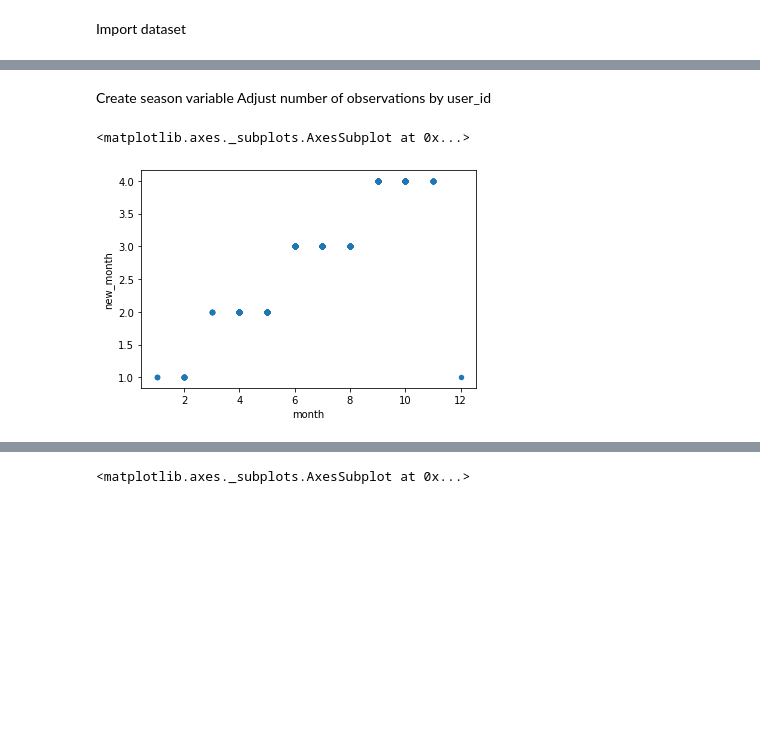
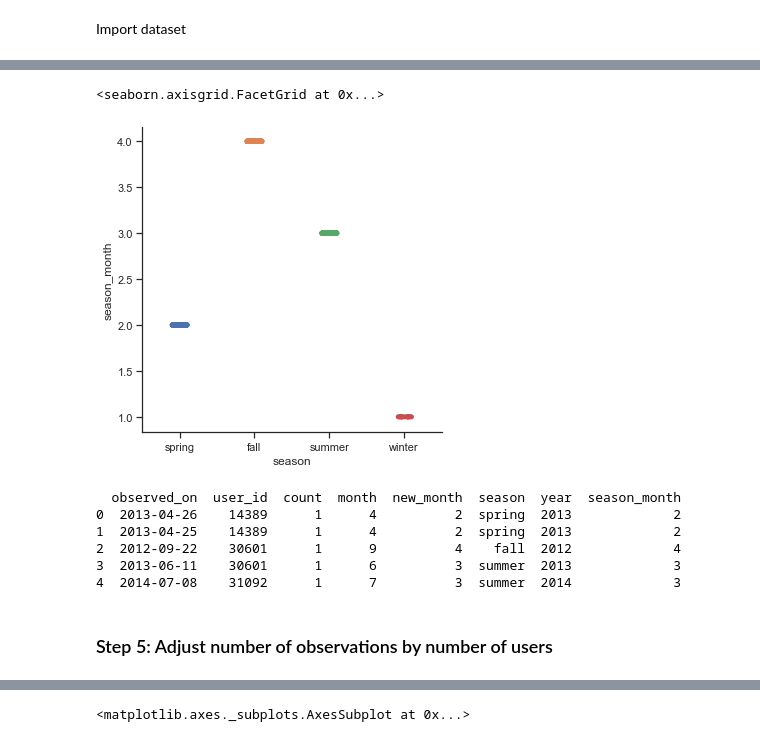
Before and after one commit to caroschwedh/BIOF309-final-project, a Jupyter notebook: DMV_bees.ipynb, the cells around one changed output, grey strips where cells are left out. Saved outputs shown, nothing was run; the diff lists cells and outputs as text; code cells hidden in the pictures; blank space fills up the shorter version.

```diff
--- a/DMV_bees.ipynb
+++ b/DMV_bees.ipynb
@@ -54,3 +135,26 @@ DMV_bees.head()
+# %%
+# now rename to season names
+df_iNat.loc[df_iNat['season_month'] ==2, 'season'] = 'spring'
+df_iNat.loc[df_iNat['season_month'] ==3, 'season'] = 'summer'
+df_iNat.loc[df_iNat['season_month'] ==4, 'season'] = 'fall'
+df_iNat.loc[df_iNat['season_month'] ==1, 'season'] = 'winter'
+# %%
+# check that 2 corresponds to spring, 3 to summer, 4 to fall, 1 to winter
+sns.catplot(x="season", y="season_month", data=df_iNat)
+# %% [output]
+<seaborn.axisgrid.FacetGrid at 0x...>
+[figure, added]
+# %%
+# Get a variable for year
+df_iNat['year'] = df_iNat.observed_on.str.slice(0,4)
+# check
+print(df_iNat.head())
+# %% [output]
+  observed_on  user_id  count  month  new_month  season  year  season_month
+0  2013-04-26    14389      1      4          2  spring  2013             2
+1  2013-04-25    14389      1      4          2  spring  2013             2
+2  2012-09-22    30601      1      9          4    fall  2012             4
+3  2013-06-11    30601      1      6          3  summer  2013             3
+4  2014-07-08    31092      1      7          3  summer  2014             3
 # %% [markdown]
-Create season variable
-Adjust number of observations by user_id
+### Step 5: Adjust number of observations by number of users
@@ -64,11 +160,0 @@ print(df_bees.head())
-# %%
-# Create season variable as new_month (1 for Dec-Feb, 2 for Mar-May, 3 for Jun-Aug, 4 for Sep-Nov)
-df_bees['observed_on'] = df_bees.observed_on.astype(str)
-df_bees['month'] = df_bees.observed_on.str.slice(start=5, stop=7).astype(int)
-df_bees['new_month'] = df_bees.month.apply(lambda x: (x%12 + 3)//3)
-
-# check
-df_bees.plot.scatter(x='month',y='new_month')
-# %% [output]
-<matplotlib.axes._subplots.AxesSubplot at 0x...>
-[figure, removed]
```
Also changed, not shown: parts of 43 cells of this notebook, 1 other file.
